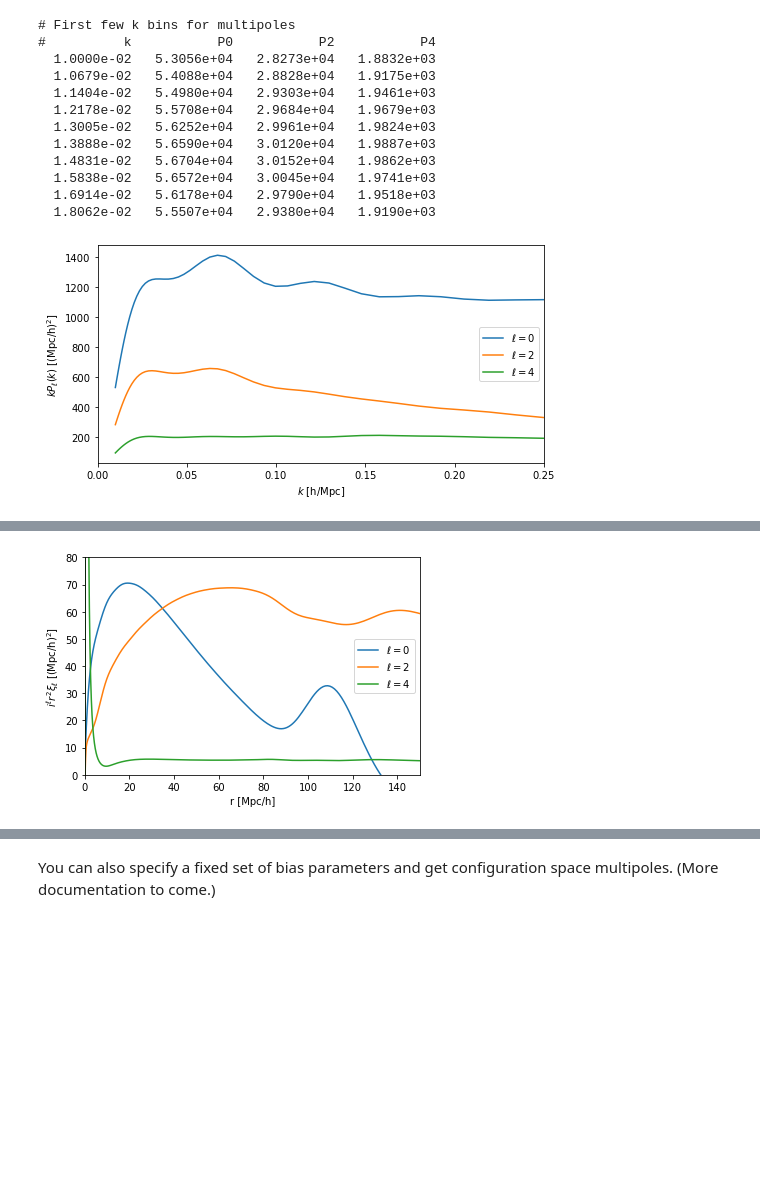
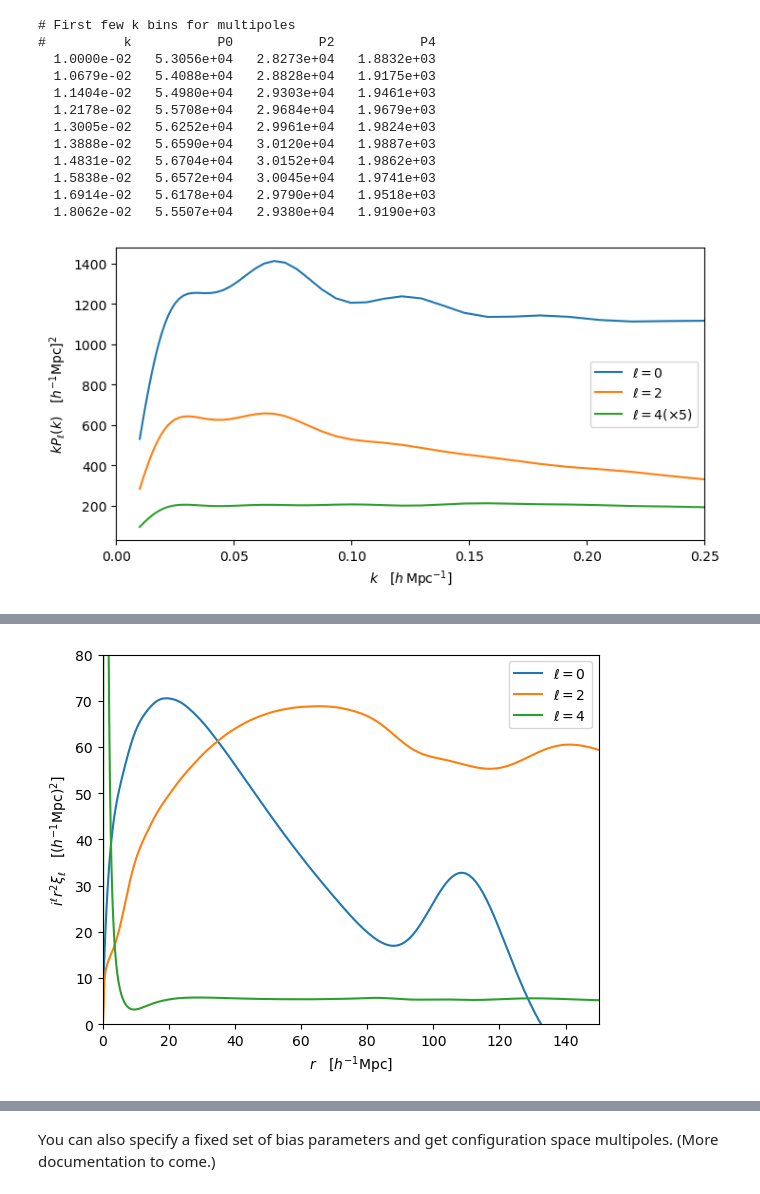
Before and after one commit to sfschen/velocileptors, a Jupyter notebook: Direct LPT RSD Examples.ipynb, the cells around one changed output, grey strips where cells are left out. Saved outputs shown, nothing was run; the diff lists cells and outputs as text; code cells hidden in the pictures; blank space fills up the shorter version.

```diff
--- a/Direct LPT RSD Examples.ipynb
+++ b/Direct LPT RSD Examples.ipynb
@@ -106,53 +112,55 @@ for k,mono,quad,hexa in zip(kl[:10],p0[:10],p2[:10],p4[:10]):
   1.8062e-02   5.5507e+04   2.9380e+04   1.9190e+03
 # %%
 plt.figure(figsize=(8,4))
-
-plt.plot(kl, kl*p0, label=r'$\ell = 0$')
-plt.plot(kl, kl*p2, label=r'$\ell = 2$')
-plt.plot(kl, 5*kl*p4, label=r'$\ell = 4$')
-
+# We plot the multipoles and since the ell=4
+# prediction is so small we multiply it by
+# some convenient constant (here 5).
+plt.plot(kl,  kl*p0, label=r'$\ell = 0$')
+plt.plot(kl,  kl*p2, label=r'$\ell = 2$')
+plt.plot(kl,5*kl*p4, label=r'$\ell = 4 (\times 5)$')
+#
+plt.legend()
 plt.xlim(0,0.25)
-plt.ylabel(r'$k P_\ell(k)$ [(Mpc/h)$^2$]')
-plt.xlabel(r'$k$ [h/Mpc]')
-plt.legend()
-
+plt.xlabel(r'$k\quad [h\,\mathrm{Mpc}^{-1}]$')
+plt.ylabel(r'$k P_\ell(k)\quad [h^{-1}\mathrm{Mpc}]^2$')
+#
 plt.show()
 # %% [output]
-[figure, old version]
+[figure, new version]
 # %%
 # You can also vary bias parameters to (almost) instantaneously produce
 # configuration space correlation function multipoles:
-
+#
 biases = [0.71,0.26,0.67,0.52]
 cterms = [-3.4,-1.7,6.5,0]
 stoch  = [0, 0, 0]
 pars   = biases + cterms + stoch
-
+#
 # Here we increas sampling to make the Hankel transforms better
 # Note that instead of specifying kmin, kmax, nk you can also specify
 # a k-vector kv = (...). By being judicious in this choice, i.e.
 # picking a kv that transitions from log-spacing at low-k to linear spacing
 # at intermediate/high k you can drop the number of sampled points to below 50.
-
+# (See below for an example).
+#
 t1 = time.time()
 lpt.make_pltable(f, apar=1, aperp=1, kmin = 5e-3, kmax = 1.0, nk = 60, nmax=4)
 t2 = time.time()
-print(t2-t1)
-
+print('Elapsed time: ',t2-t1)
+#
 t1 = time.time()
 xi0, xi2, xi4 = lpt.combine_bias_terms_xiell(pars)
 t2 = time.time()
-print(t2-t1)
-
-plt.plot(xi0[0],  xi0[0]**2 * xi0[1], label=r'$\ell = 0$')
-plt.plot(xi2[0], -xi2[0]**2 * xi2[1], label=r'$\ell = 2$')
-plt.plot(xi4[0],  xi4[0]**2 * xi4[1], label=r'$\ell = 4$')
-
-
+print('Elapsed time: ',t2-t1)
 #
-plt.xlabel(r'r [Mpc/h]')
-plt.ylabel(r'$i^\ell r^2 \xi_\ell$ [(Mpc/h)$^2$]')
+plt.plot(xi0[0], xi0[0]**2 * xi0[1], label=r'$\ell = 0$')
+plt.plot(xi2[0],-xi2[0]**2 * xi2[1], label=r'$\ell = 2$')
+plt.plot(xi4[0], xi4[0]**2 * xi4[1], label=r'$\ell = 4$')
+#
 plt.legend()
+#
+plt.xlabel(r'$r\quad [h^{-1}\mathrm{Mpc}]$')
+plt.ylabel(r'$i^\ell r^2 \xi_\ell\quad [(h^{-1}\mathrm{Mpc})^2]$')
 #
 plt.xlim(0,150)
 plt.ylim(0,80)
@@ -163,4 +171,4 @@ plt.show()
-[figure, old version]
+[figure, new version]
 # %%
 # There is also an alternative extrapolation scheme using Hermite polynomials instead of loginterp
 # This can be more robust for situations where e.g. the quadrupole has a zero crossing
```
Also changed, not shown: parts of 12 cells of this notebook.
